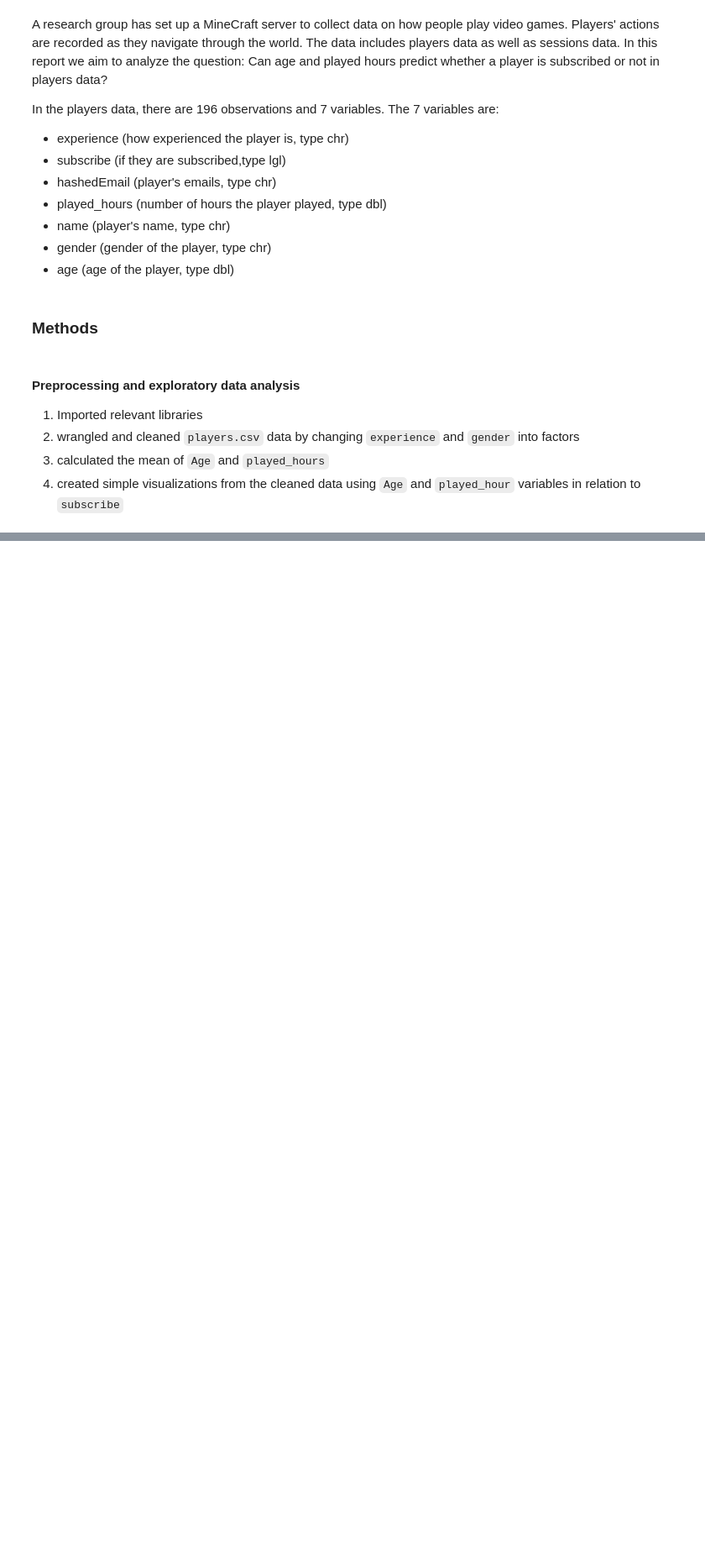
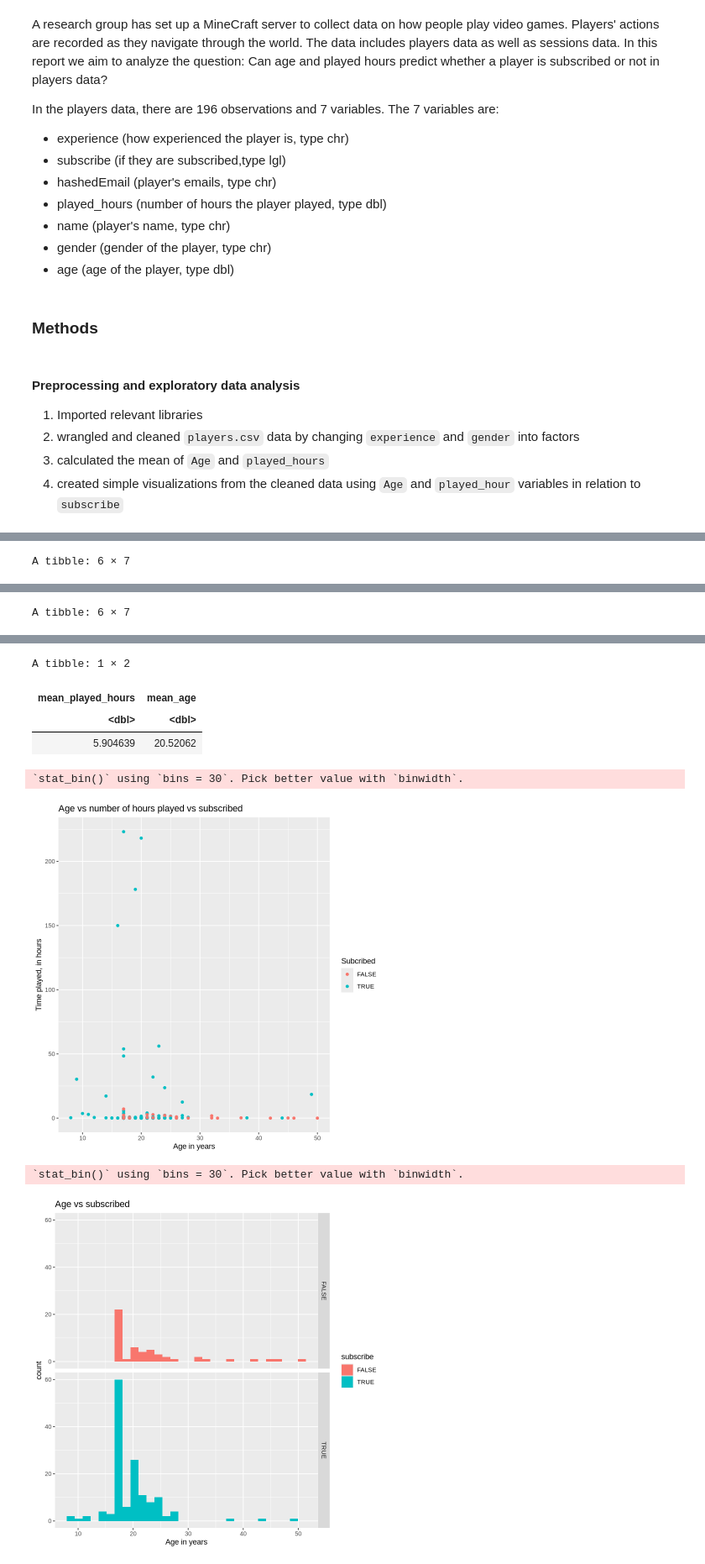
Before and after one commit to wenqin07/DSCI100-group33, a Jupyter notebook: Project_Final_Report.ipynb, the cells around one changed output, grey strips where cells are left out. Shown at 84% size. Saved outputs shown, nothing was run; the diff lists cells and outputs as text; code cells hidden in the pictures; blank space fills up the shorter version.

```diff
--- a/Project_Final_Report.ipynb
+++ b/Project_Final_Report.ipynb
@@ -106,0 +28,48 @@ players_test <- testing(players_split)
+# %%
+# set the seed
+set.seed(1)
+
+players_url<-"https://raw.githubusercontent.com/wenqin07/toy_ds_project/7ab5fe995d0e438443ebe9e80bd91a2363680d8f/players.csv"
+players_data<-read_csv(players_url)
+
+players_data_tidy<-players_data|>
+    mutate(experience = as.factor(experience))|>
+    mutate(gender = as.factor(gender)) |>
+    mutate(subscribe = as.factor(subscribe))|>
+    na.omit()
+
+
+head(players_data_tidy)
+tail(players_data_tidy)
+
+players_mean<-players_data_tidy|>
+    select(played_hours,Age)|>
+    summarize(
+          mean_played_hours = mean(played_hours, na.rm = TRUE),
+          mean_age = mean(Age, na.rm = TRUE))
+players_mean
+
+explore1<-players_data_tidy|>
+    ggplot(aes(x=Age,y=played_hours,color=subscribe))+
+    geom_point() +
+    labs(x = "Age in years",
+       y = "Time played, in hours",
+       color = "Subcribed",
+        title= "Age vs number of hours played vs subscribed")
+explore2<-players_data_tidy|>
+    ggplot(aes(x=Age,fill=subscribe))+
+    geom_histogram(position = "identity") +
+  facet_grid(rows = vars(subscribe)) +
+    labs(x = "Age in years",
+        title= "Age vs subscribed")
+explore3<-players_data_tidy|>
+    ggplot(aes(x=played_hours,fill=subscribe))+
+    geom_histogram(position = "identity") +
+    facet_grid(rows = vars(subscribe)) +
+    labs(x = "Time played in hours",
+        title= "Time played in hours vs subscribed")
+
+explore1
+explore2
+explore3
+# %% [output]
@@ -106,0 +85 @@ players_test <- testing(players_split)
+A tibble: 6 × 7
@@ -106,0 +94 @@ players_test <- testing(players_split)
+A tibble: 6 × 7
@@ -106,0 +103,8 @@ players_test <- testing(players_split)
+A tibble: 1 × 2
+| mean_played_hours | mean_age |
+| <dbl> | <dbl> |
+| 5.904639 | 20.52062 |
+`stat_bin()` using `bins = 30`. Pick better value with `binwidth`.
+[figure, added]
+`stat_bin()` using `bins = 30`. Pick better value with `binwidth`.
+[figure, added]
```
Also changed, not shown: parts of 7 cells of this notebook.
